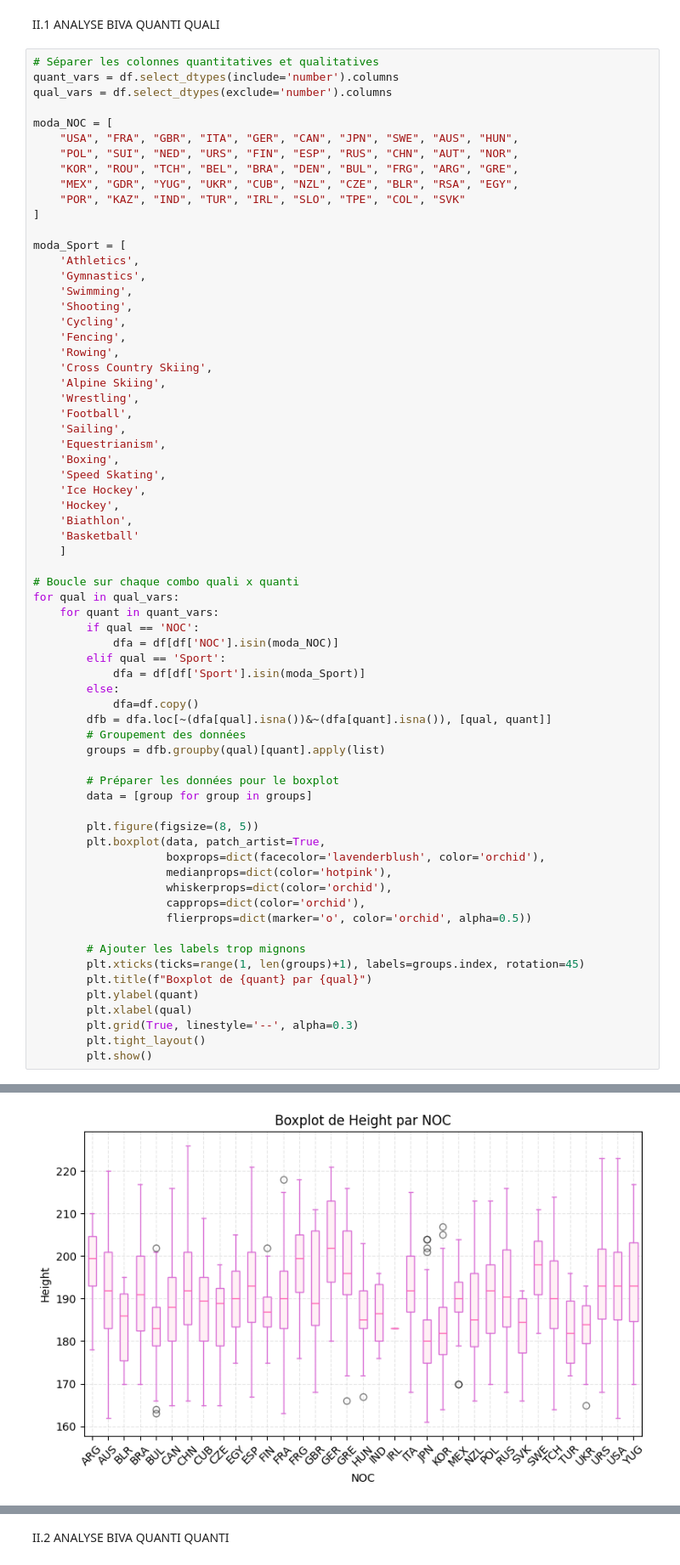
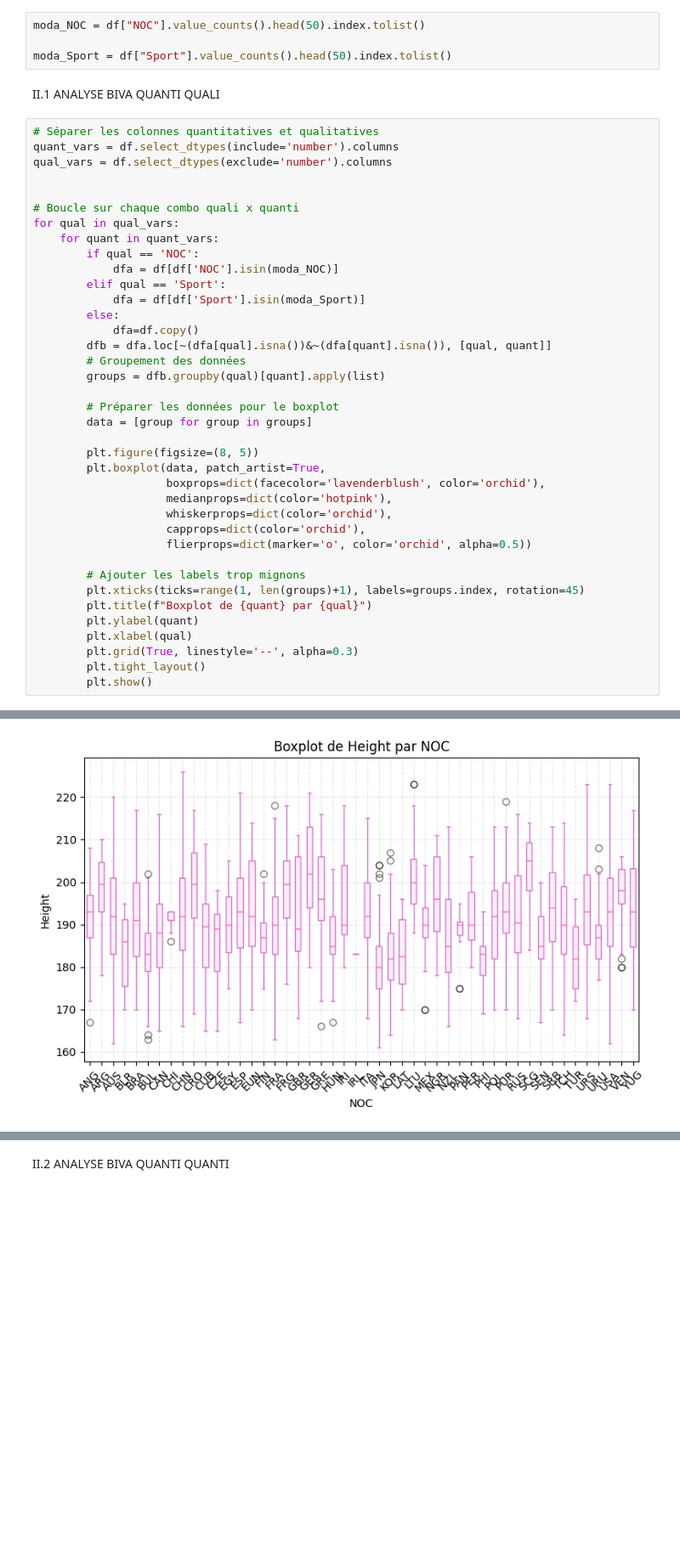
Before and after one commit to jojodu0747/ProjetTDD, a Jupyter notebook: src/reglo_variable.ipynb, the cells around one changed output, grey strips where cells are left out. Shown at 85% size. Saved outputs shown, nothing was run; the diff lists cells and outputs as text; blank space fills up the shorter version.

```diff
--- a/src/reglo_variable.ipynb
+++ b/src/reglo_variable.ipynb
@@ -91,6 +91,10 @@ sport_counts
 Sport
 Basketball    4536
 Name: count, dtype: int64
+# %%
+moda_NOC = df["NOC"].value_counts().head(50).index.tolist()
+
+moda_Sport = df["Sport"].value_counts().head(50).index.tolist()
 # %% [markdown]
 II.1 ANALYSE BIVA QUANTI QUALI
 # %%
@@ -98,35 +102,6 @@ II.1 ANALYSE BIVA QUANTI QUALI
 quant_vars = df.select_dtypes(include='number').columns
 qual_vars = df.select_dtypes(exclude='number').columns
 
-moda_NOC = [
-    "USA", "FRA", "GBR", "ITA", "GER", "CAN", "JPN", "SWE", "AUS", "HUN",
-    "POL", "SUI", "NED", "URS", "FIN", "ESP", "RUS", "CHN", "AUT", "NOR",
-    "KOR", "ROU", "TCH", "BEL", "BRA", "DEN", "BUL", "FRG", "ARG", "GRE",
-    "MEX", "GDR", "YUG", "UKR", "CUB", "NZL", "CZE", "BLR", "RSA", "EGY",
-    "POR", "KAZ", "IND", "TUR", "IRL", "SLO", "TPE", "COL", "SVK"
-]
-
-moda_Sport = [
-    'Athletics',
-    'Gymnastics',
-    'Swimming',
-    'Shooting',
-    'Cycling',
-    'Fencing',
-    'Rowing',
-    'Cross Country Skiing',
-    'Alpine Skiing',
-    'Wrestling',
-    'Football',
-    'Sailing',
-    'Equestrianism',
-    'Boxing',
-    'Speed Skating',
-    'Ice Hockey',
-    'Hockey',
-    'Biathlon',
-    'Basketball'
-    ]
 
 # Boucle sur chaque combo quali x quanti
 for qual in qual_vars:
@@ -168 +143 @@ for qual in qual_vars:
-[figure, old version]
+[figure, new version]
```
Also changed, not shown: parts of 3 cells of this notebook.
